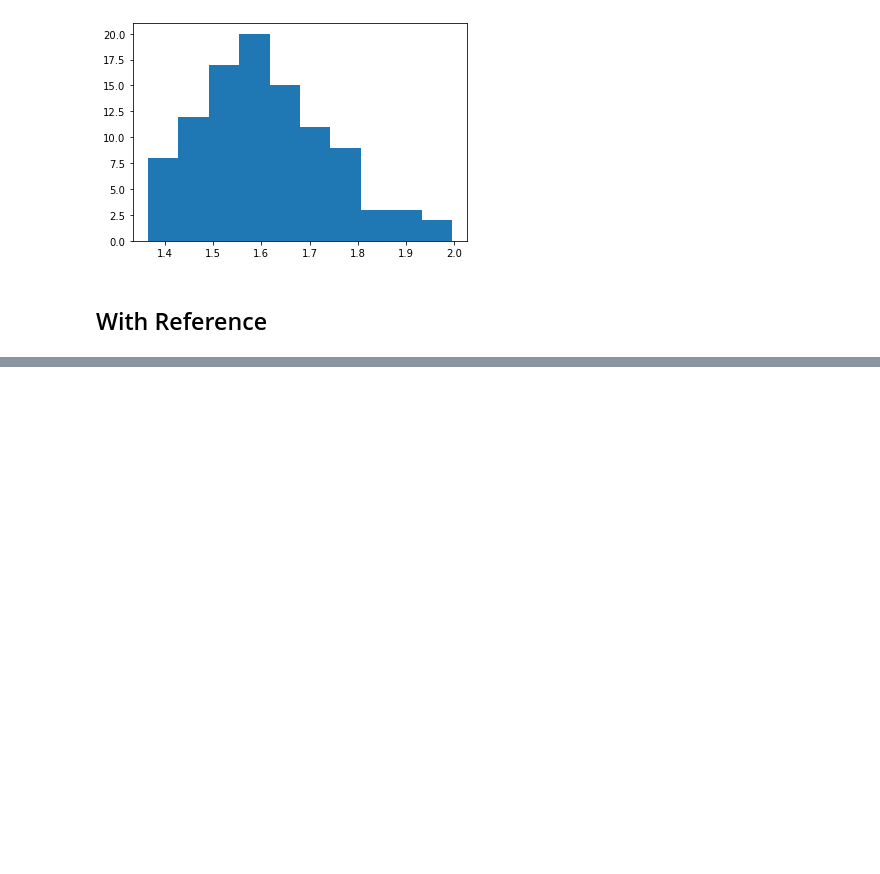
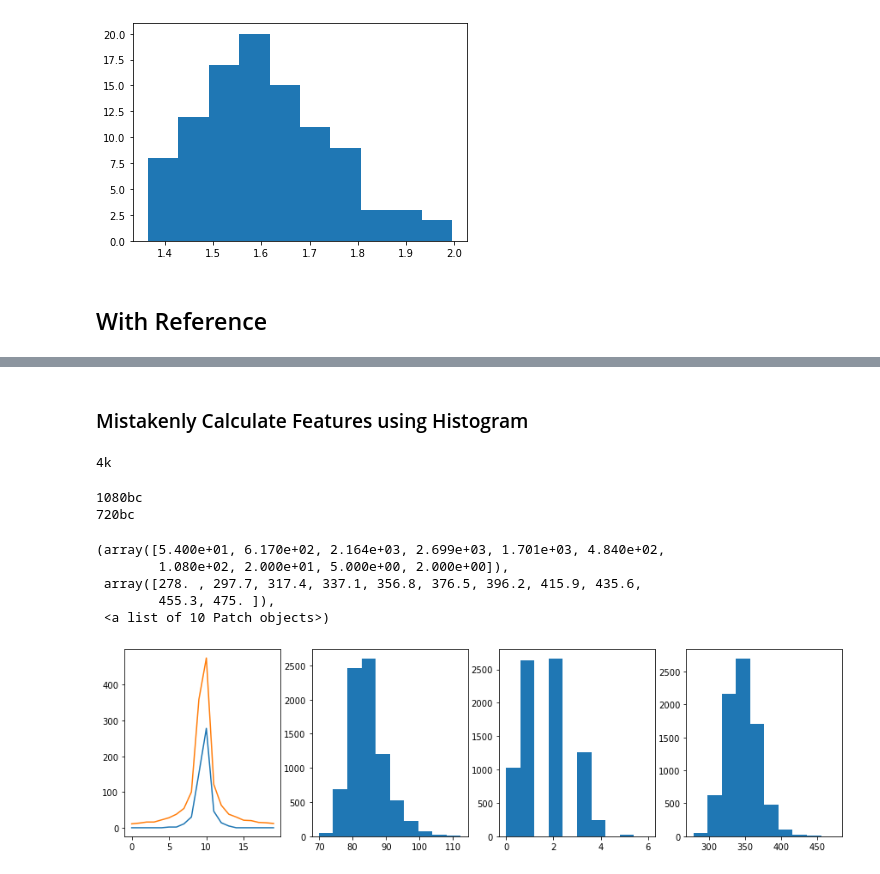
Before and after one commit to xushangning/cs386, a Jupyter notebook: 3-UHD/code/DCT_Judger.ipynb, the cells around one changed output, grey strips where cells are left out. Saved outputs shown, nothing was run; the diff lists cells and outputs as text; code cells hidden in the pictures; blank space fills up the shorter version.

```diff
--- a/3-UHD/code/DCT_Judger.ipynb
+++ b/3-UHD/code/DCT_Judger.ipynb
@@ -213,0 +280,48 @@ plt.hist(tmp[abs(tmp) < threshold], bins=25)
+# %%
+def self_ref_dct(img, tile, channel=0, rate=2, threshold=20, bins=20):
+    if len(img.shape) > 3:
+        img = img[:, :, channel]
+    nx = img.shape[0] // tile
+    ny = img.shape[1] // tile
+#     hsts = []
+    dcts = []
+    for i in range(nx - 1):
+        for j in range(ny - 1):
+#             hst = self_ref_dct_tile(img[:, :], i, j, tile, rate=rate, hist=True, threshold=threshold, bins=bins)
+            dct = dct_tile(img[:, :], i, j, tile, rate=rate, threshold=threshold)
+            dcts.append(dct)
+#     return np.array(hsts)
+    return np.array(dcts)
+# %% [markdown]
+### Mistakenly Calculate Features using Histogram
+# %%
+print('4k')
+dct_4k_hst_com = self_ref_dct(img_4k, 32)
+print('1080bc')
+dct_1080bc_hst_com = self_ref_dct(img_1080bc, 32)
+print('720bc')
+dct_720bc_hst_com = self_ref_dct(img_720bc, 32)
+# %% [output]
+4k
+1080bc
+720bc
+# %%
+plt.figure(figsize=(15, 4))
+
+plt.subplot(1, 4, 1)
+# plt.hist(abs(dct_4k_hst_com).mean(axis=1))
+plt.plot(dct_4k_hst_com.min(axis=0))
+plt.plot(dct_4k_hst_com.max(axis=0))
+plt.subplot(1, 4, 2)
+plt.hist(dct_4k_hst_com.std(axis=1))
+plt.subplot(1, 4, 3)
+plt.hist(abs(dct_4k_hst_com).min(axis=1))
+plt.subplot(1, 4, 4)
+plt.hist(abs(dct_4k_hst_com).max(axis=1))
+# %% [output]
+(array([5.400e+01, 6.170e+02, 2.164e+03, 2.699e+03, 1.701e+03, 4.840e+02,
+        1.080e+02, 2.000e+01, 5.000e+00, 2.000e+00]),
+ array([278. , 297.7, 317.4, 337.1, 356.8, 376.5, 396.2, 415.9, 435.6,
+        455.3, 475. ]),
+ <a list of 10 Patch objects>)
+[figure, added]
```
Also changed, not shown: parts of 23 cells of this notebook, 1 other file.
